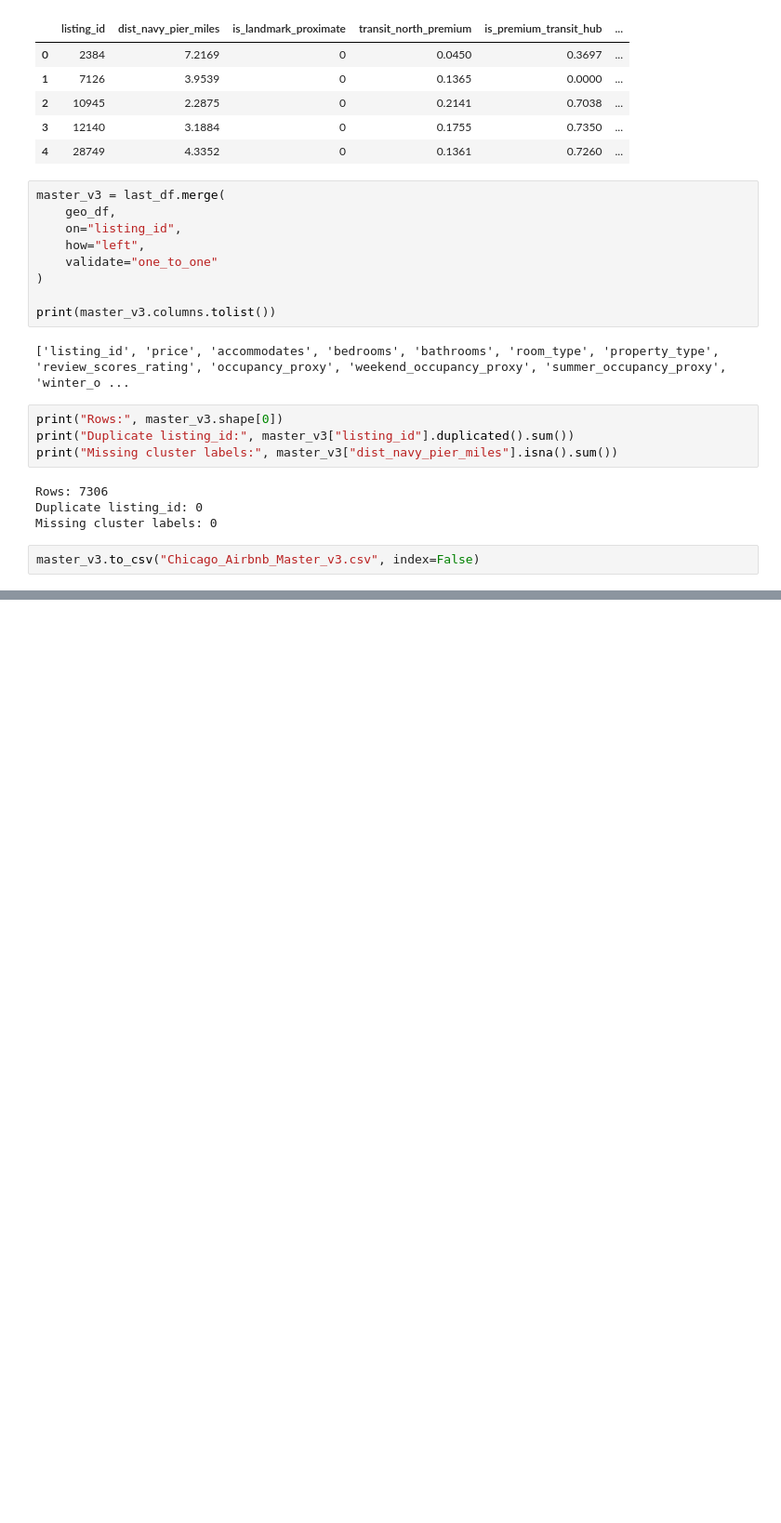
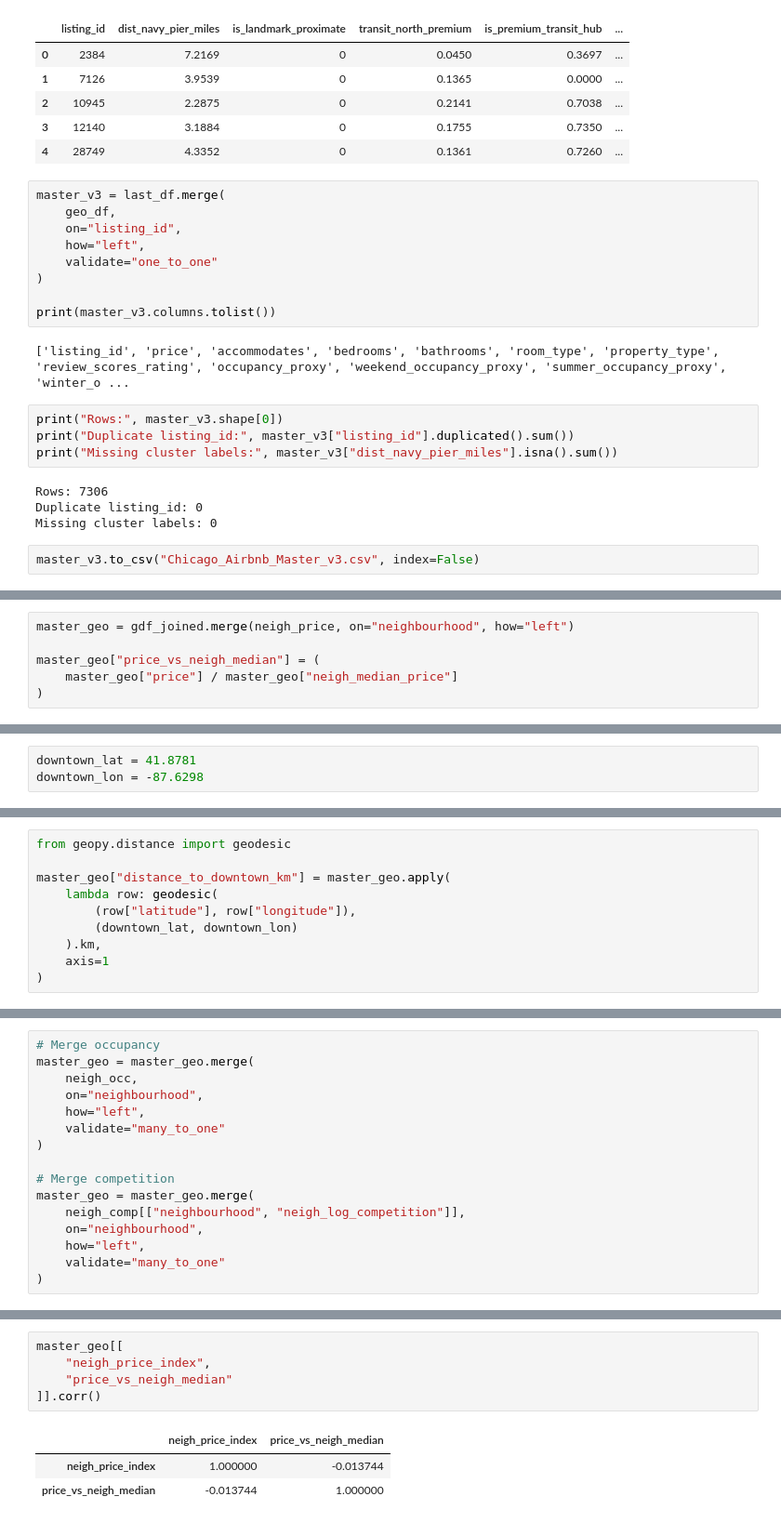
Before and after one commit to RyanChenJung/Airbnb-Renting-Optimizer, a Jupyter notebook: notebooks/shenna/Shenna_ML4_week3.ipynb, the cells around one changed output, grey strips where cells are left out. Shown at 93% size. Cells and saved outputs as stored; diff of their text form; blank space fills up the shorter version.

```diff
--- a/notebooks/shenna/Shenna_ML4_week3.ipynb
+++ b/notebooks/shenna/Shenna_ML4_week3.ipynb
@@ -80,0 +230,6 @@ master_v3.to_csv("Chicago_Airbnb_Master_v3.csv", index=False)
+# %%
+master_geo = gdf_joined.merge(neigh_price, on="neighbourhood", how="left")
+
+master_geo["price_vs_neigh_median"] = (
+    master_geo["price"] / master_geo["neigh_median_price"]
+)
@@ -80,0 +238,3 @@ master_v3.to_csv("Chicago_Airbnb_Master_v3.csv", index=False)
+# %%
+downtown_lat = 41.8781
+downtown_lon = -87.6298
@@ -80,0 +246,10 @@ master_v3.to_csv("Chicago_Airbnb_Master_v3.csv", index=False)
+# %%
+from geopy.distance import geodesic
+
+master_geo["distance_to_downtown_km"] = master_geo.apply(
+    lambda row: geodesic(
+        (row["latitude"], row["longitude"]),
+        (downtown_lat, downtown_lon)
+    ).km,
+    axis=1
+)
@@ -80,0 +276,16 @@ master_v3.to_csv("Chicago_Airbnb_Master_v3.csv", index=False)
+# %%
+# Merge occupancy
+master_geo = master_geo.merge(
+    neigh_occ,
+    on="neighbourhood",
+    how="left",
+    validate="many_to_one"
+)
+
+# Merge competition
+master_geo = master_geo.merge(
+    neigh_comp[["neighbourhood", "neigh_log_competition"]],
+    on="neighbourhood",
+    how="left",
+    validate="many_to_one"
+)
@@ -80,0 +322,9 @@ master_v3.to_csv("Chicago_Airbnb_Master_v3.csv", index=False)
+# %%
+master_geo[[
+    "neigh_price_index",
+    "price_vs_neigh_median"
+]].corr()
+# %% [output]
+|  | neigh_price_index | price_vs_neigh_median |
+| neigh_price_index | 1.000000 | -0.013744 |
+| price_vs_neigh_median | -0.013744 | 1.000000 |
```
Also changed, not shown: parts of 35 cells of this notebook, 4 other files.
